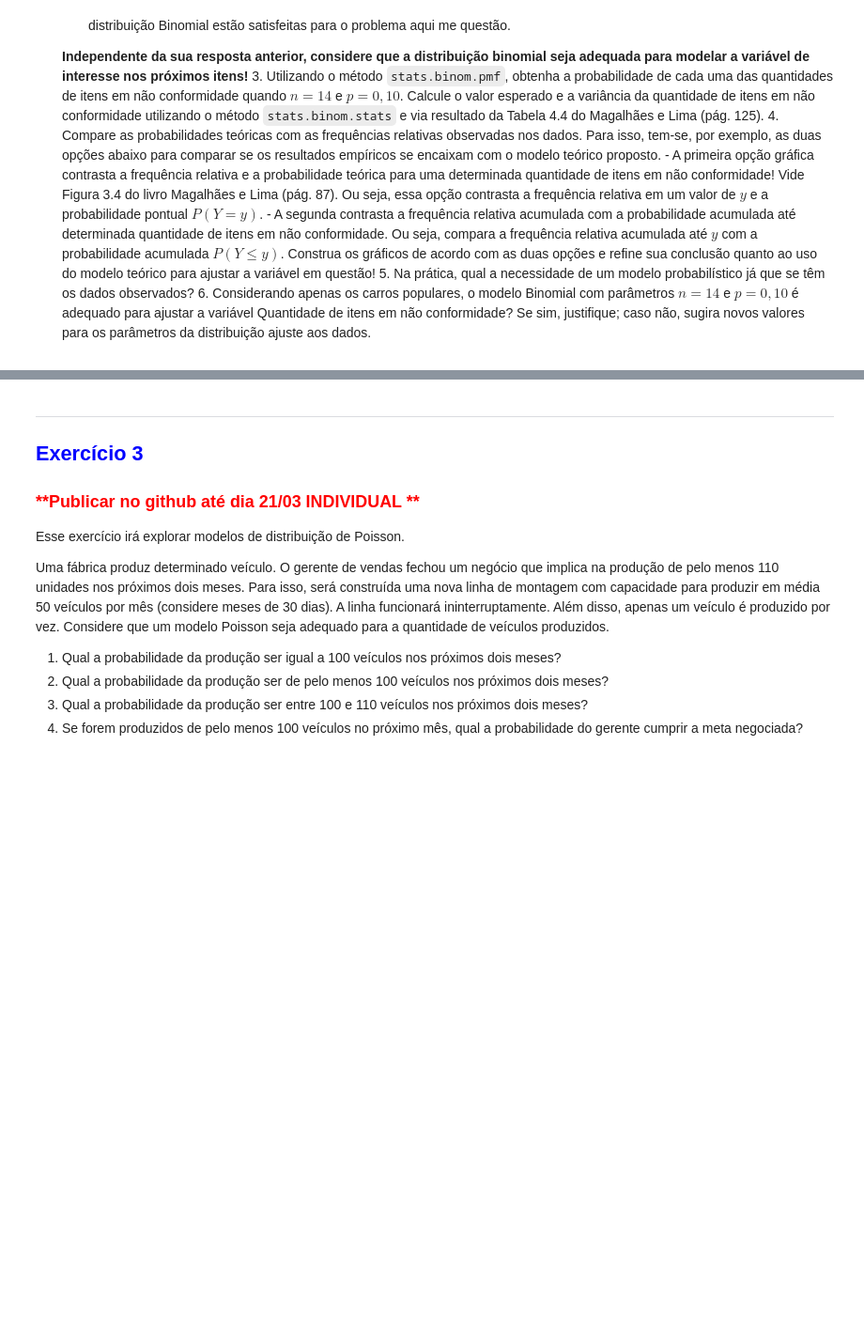
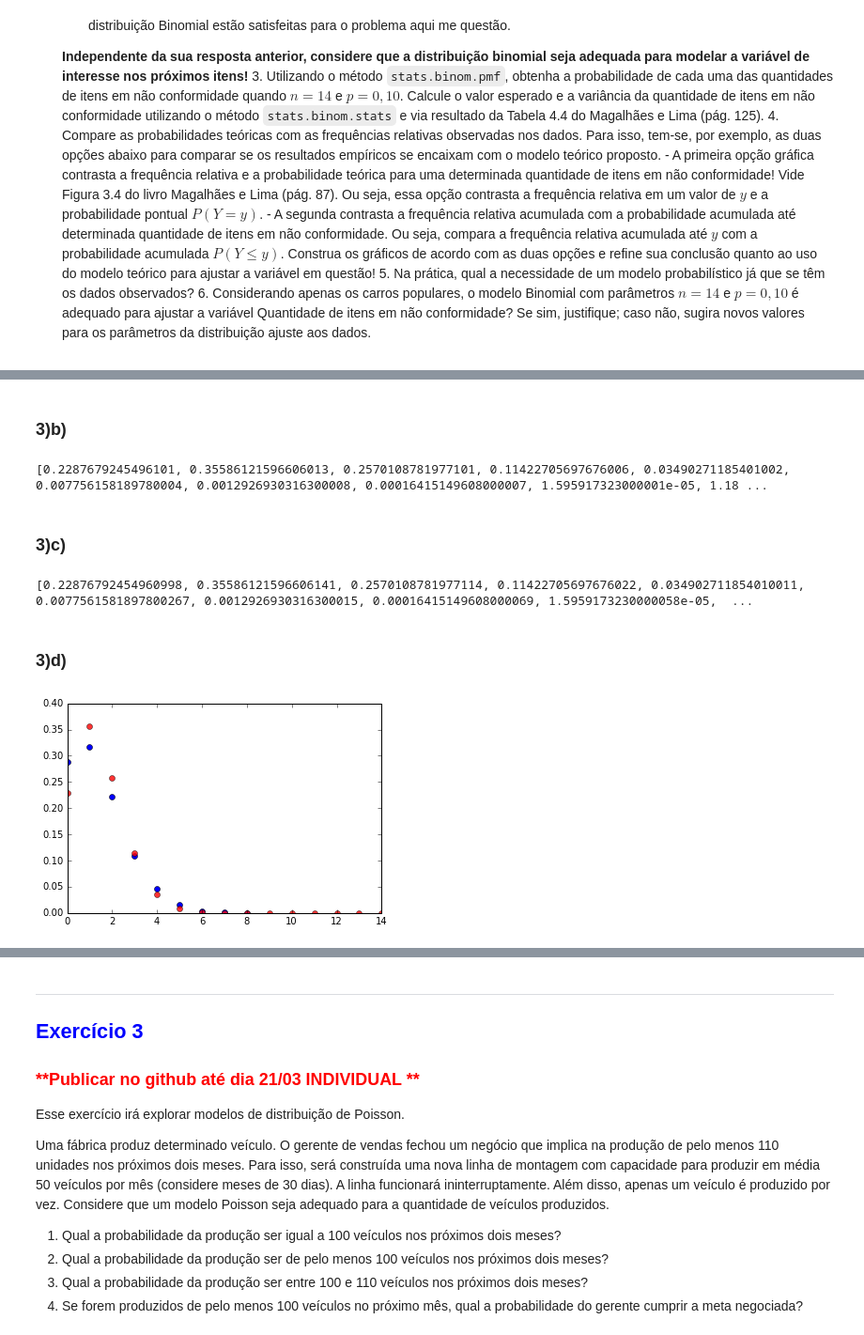
Before and after one commit to brunodratcu/CD1S17, a Jupyter notebook: Aula10/Aula10 Atividade Modelos probabilísticos discretos.ipynb, the cells around one changed output, grey strips where cells are left out. Shown: that part at 94% size. Drawn from its saved outputs; the diff is of its cells as text; code cells hidden in the pictures; blank space fills up the shorter version.

```diff
--- a/Aula10/Aula10 Atividade Modelos probabilísticos discretos.ipynb
+++ b/Aula10/Aula10 Atividade Modelos probabilísticos discretos.ipynb
@@ -241,0 +288,63 @@ OSError: File b'Carros.txt' does not exist
+# %%
+posi = ["C", "NC"]
+prob = {"C":0.9, "NC":0.1}
+
+n = 14
+arranjo = itertools.product(posi, repeat=n)
+esp_amost = list(arranjo)
+
+probabilidade = []
+
+for i in esp_amost:
+    pro = 1.0
+    for u in i:
+        pro*=prob[u]
+    probabilidade.append(pro)
+
+Y = {}
+
+for i in range(len(esp_amost)):
+    y = esp_amost[i].count("NC")
+
+    if y in Y:
+        Y[y] += probabilidade[i]
+    else:
+        Y[y] = probabilidade[i]
+# %% [markdown]
+### 3)b)
+# %%
+n = 14
+p = 0.10
+prob = []
+
+for y in Y:
+    fatorial = factorial(n)/(factorial(y)*factorial(n-y))
+    probabilidades = fatorial*(p**y)*((1-p)**(n-y))
+    prob.append(probabilidades)
+
+print(prob)
+# %% [output]
+[0.2287679245496101, 0.35586121596606013, 0.2570108781977101, 0.11422705697676006, 0.03490271185401002, 0.007756158189780004, 0.0012926930316300008, 0.00016415149608000007, 1.595917323000001e-05, 1.18 ...
+# %% [markdown]
+### 3)c)
+# %%
+probi = []
+n = 14
+p = 0.1
+for i in range(n+1):
+    probi.append(stats.binom.pmf(i, n, p))
+
+print(probi)
+# %% [output]
+[0.22876792454960998, 0.35586121596606141, 0.2570108781977114, 0.11422705697676022, 0.034902711854010011, 0.0077561581897800267, 0.0012926930316300015, 0.00016415149608000069, 1.5959173230000058e-05,  ...
+# %% [markdown]
+### 3)d)
+# %%
+faixa = np.arange(0,14,1)
+freq = carros["Quantidade"].value_counts(True)
+freq_acumulada = freq/sum(freq)
+
+plot = plt.plot(freq_acumulada, "o", color="blue")
+plot = plt.plot(probi, "o", color="r", alpha=0.8)
+# %% [output]
+[figure, added]
```
Also changed, not shown: parts of 10 cells of this notebook, 1 other file.
